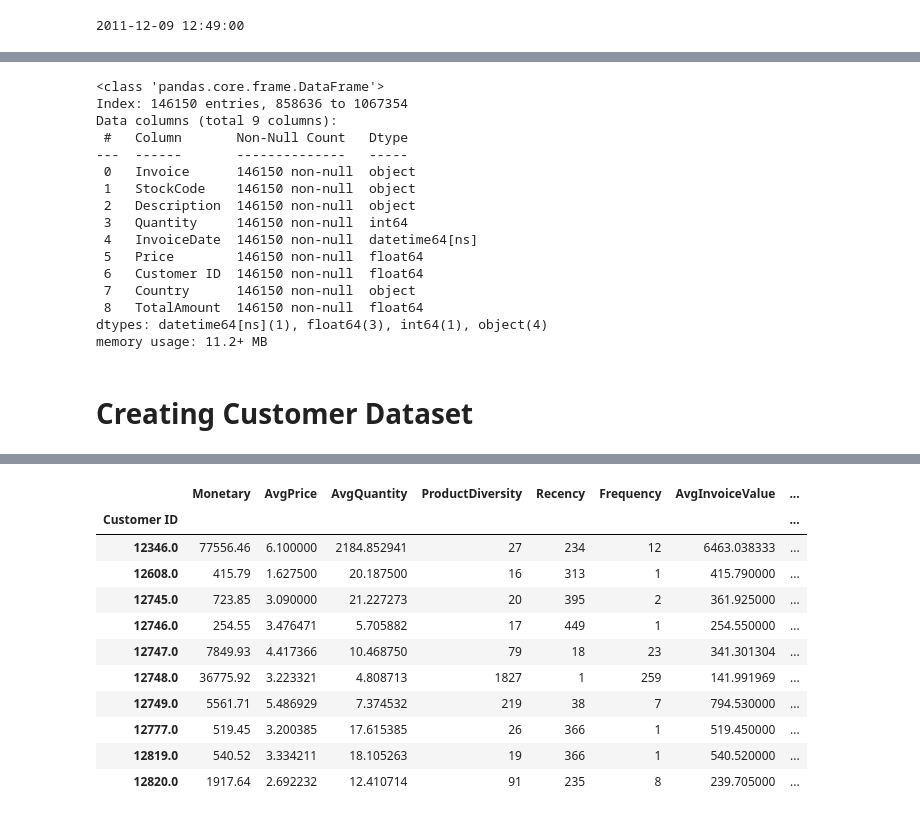
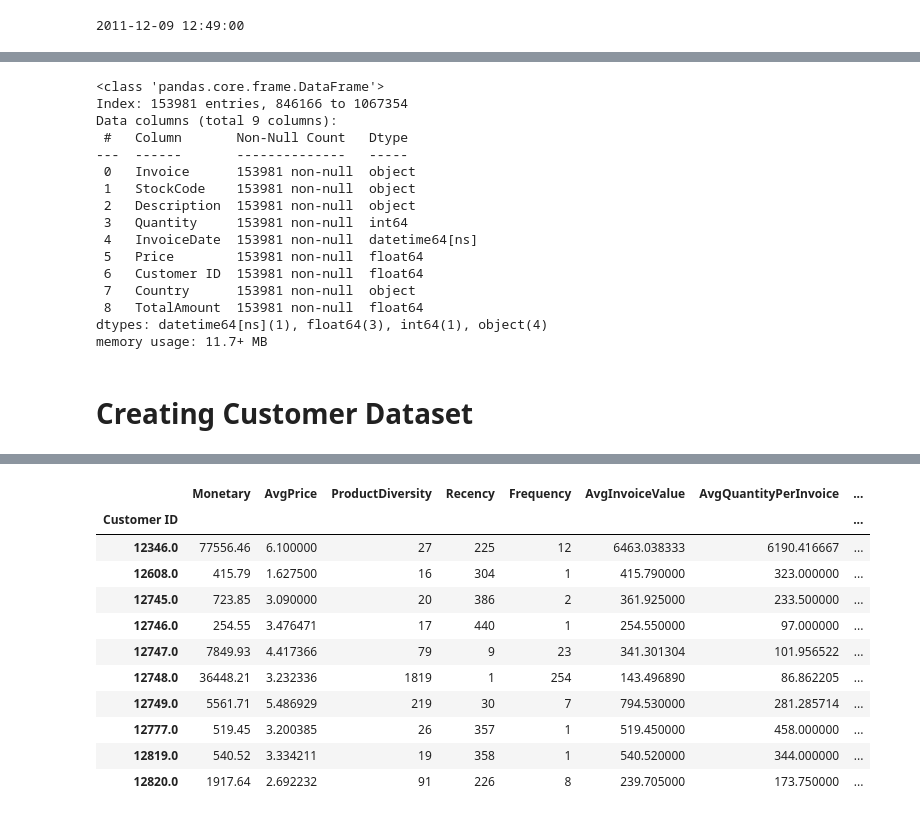
Before and after one commit to JuanMartinN02/Construccion-de-un-Modelo-de-estimacion-de-CLV-mediante-redes-neuronales-para-DHL, a Jupyter notebook: clvpredictionnn.ipynb, the cells around one changed output, grey strips where cells are left out. Saved outputs shown, nothing was run; the diff lists cells and outputs as text; code cells hidden in the pictures.

Commit message:
PARTE 1 Lista con correciones! (Hasta datasetFina)

```diff
--- a/clvpredictionnn.ipynb
+++ b/clvpredictionnn.ipynb
@@ -230,8 +230,7 @@ print(futureMax)
 2011-12-09 12:49:00
 # %%
 # Data delimitation (three months before)
-presentvalue = '2011-09-09 12:49:00'
-presentMax = datetime.strptime(presentvalue, '%Y-%m-%d %H:%M:%S')
+presentvalue = pd.Timestamp('2011-09-01')
 
-print(presentMax)
+print(presentvalue)
 # %% [output]
@@ -239,8 +238,8 @@ print(presentMax)
 # %%
 # Dividing data between present and future
-futureData = data[data['InvoiceDate'] > presentMax]
+futureData = data[data['InvoiceDate'] > presentvalue]
 
-data = data[data['InvoiceDate'] <= presentMax]
+data = data[data['InvoiceDate'] <= presentvalue]
 # %%
 data.head(5)
 # %% [output]
@@ -282,21 +281,21 @@ futureData.head(5)
 futureData.info()
 # %% [output]
 <class 'pandas.core.frame.DataFrame'>
-Index: 146150 entries, 858636 to 1067354
+Index: 153981 entries, 846166 to 1067354
 Data columns (total 9 columns):
  #   Column       Non-Null Count   Dtype
 ---  ------       --------------   -----
- 0   Invoice      146150 non-null  object
- 1   StockCode    146150 non-null  object
- 2   Description  146150 non-null  object
- 3   Quantity     146150 non-null  int64
- 4   InvoiceDate  146150 non-null  datetime64[ns]
- 5   Price        146150 non-null  float64
- 6   Customer ID  146150 non-null  float64
- 7   Country      146150 non-null  object
- 8   TotalAmount  146150 non-null  float64
+ 0   Invoice      153981 non-null  object
+ 1   StockCode    153981 non-null  object
+ 2   Description  153981 non-null  object
+ 3   Quantity     153981 non-null  int64
+ 4   InvoiceDate  153981 non-null  datetime64[ns]
+ 5   Price        153981 non-null  float64
+ 6   Customer ID  153981 non-null  float64
+ 7   Country      153981 non-null  object
+ 8   TotalAmount  153981 non-null  float64
 dtypes: datetime64[ns](1), float64(3), int64(1), object(4)
-memory usage: 11.2+ MB
+memory usage: 11.7+ MB
 # %% [markdown]
 # Creating Customer Dataset
 # %%
@@ -326,8 +325,12 @@ recency = (presentDay - lastPurchase).dt.days
 activeYears = activeDays / 365.25
 activeMonths = activeDays / 30.44
 
+# A stabilization for active months so FrequencyPerMonth doesn't give
+# new customer extreme values
+activeMonthsSafe = np.maximum(activeMonths, 1)
+
 # Frequency calculation
-purchaseFrequency = data.groupby('Customer ID')['InvoiceDate'].nunique()
+purchaseFrequency = data.groupby('Customer ID')['Invoice'].nunique()
 
 # Monetary for calculations
 monetary = data.groupby('Customer ID')['TotalAmount'].sum()
@@ -339,50 +342,50 @@ avgQuantityPerInvoice = invoiceQuantity.groupby('Customer ID')['Quantity'].mean(
 customerData = data.groupby('Customer ID').agg(
 
     # Monetary (Total Amount of purchases)
     Monetary = ('TotalAmount', 'sum'),
 
     # Average item Price
     AvgPrice = ('Price', 'mean'),
-
-    # # Average Total Amount per transaction
-    # AvgTotalAmount = ('TotalAmount', 'mean'),
-
-    # Average Quantity per item
-    AvgQuantity = ('Quantity', 'mean'),
 
     # How many unique products bought
     ProductDiversity = ('StockCode', 'nunique')
 )
 
 # Recency calculation (Days since last purchase)
 customerData['Recency'] = recency
 
 # Frequency calculation
 customerData['Frequency'] = purchaseFrequency
 
 # Average order value calculation
 customerData['AvgInvoiceValue'] = monetary / purchaseFrequency
 
 # Average Quantity table merge
 customerData['AvgQuantityPerInvoice'] = avgQuantityPerInvoice
 
 # Active days
 customerData['ActiveDays'] = activeDays
 
 # Frequency per month
-customerData['FrequencyPerMonth'] = purchaseFrequency / activeMonths
+customerData['FrequencyPerMonth'] = purchaseFrequency / activeMonthsSafe
 
-customerData.head(10)
+# Calculation of future CLV (spending in the next Quarter), which will be the target
+futureCLV = futureData.groupby('Customer ID')['TotalAmount'].sum().rename('FutureCLV')
+finalDataset = customerData.merge(futureCLV, how = 'left', left_index = True, right_index = True)
+# Filling customers with no spending with a 0 value
+finalDataset['FutureCLV'] = finalDataset['FutureCLV'].fillna(0)
+
+finalDataset.head(10)
 # %% [output]
-|  | Monetary | AvgPrice | AvgQuantity | ProductDiversity | Recency | Frequency | AvgInvoiceValue | ... |
+|  | Monetary | AvgPrice | ProductDiversity | Recency | Frequency | AvgInvoiceValue | AvgQuantityPerInvoice | ... |
 | Customer ID |  |  |  |  |  |  |  | ... |
-| 12346.0 | 77556.46 | 6.100000 | 2184.852941 | 27 | 234 | 12 | 6463.038333 | ... |
-| 12608.0 | 415.79 | 1.627500 | 20.187500 | 16 | 313 | 1 | 415.790000 | ... |
-| 12745.0 | 723.85 | 3.090000 | 21.227273 | 20 | 395 | 2 | 361.925000 | ... |
-| 12746.0 | 254.55 | 3.476471 | 5.705882 | 17 | 449 | 1 | 254.550000 | ... |
-| 12747.0 | 7849.93 | 4.417366 | 10.468750 | 79 | 18 | 23 | 341.301304 | ... |
-| 12748.0 | 36775.92 | 3.223321 | 4.808713 | 1827 | 1 | 259 | 141.991969 | ... |
-| 12749.0 | 5561.71 | 5.486929 | 7.374532 | 219 | 38 | 7 | 794.530000 | ... |
-| 12777.0 | 519.45 | 3.200385 | 17.615385 | 26 | 366 | 1 | 519.450000 | ... |
-| 12819.0 | 540.52 | 3.334211 | 18.105263 | 19 | 366 | 1 | 540.520000 | ... |
-| 12820.0 | 1917.64 | 2.692232 | 12.410714 | 91 | 235 | 8 | 239.705000 | ... |
+| 12346.0 | 77556.46 | 6.100000 | 27 | 225 | 12 | 6463.038333 | 6190.416667 | ... |
+| 12608.0 | 415.79 | 1.627500 | 16 | 304 | 1 | 415.790000 | 323.000000 | ... |
+| 12745.0 | 723.85 | 3.090000 | 20 | 386 | 2 | 361.925000 | 233.500000 | ... |
+| 12746.0 | 254.55 | 3.476471 | 17 | 440 | 1 | 254.550000 | 97.000000 | ... |
+| 12747.0 | 7849.93 | 4.417366 | 79 | 9 | 23 | 341.301304 | 101.956522 | ... |
+| 12748.0 | 36448.21 | 3.232336 | 1819 | 1 | 254 | 143.496890 | 86.862205 | ... |
+| 12749.0 | 5561.71 | 5.486929 | 219 | 30 | 7 | 794.530000 | 281.285714 | ... |
+| 12777.0 | 519.45 | 3.200385 | 26 | 357 | 1 | 519.450000 | 458.000000 | ... |
+| 12819.0 | 540.52 | 3.334211 | 19 | 358 | 1 | 540.520000 | 344.000000 | ... |
+| 12820.0 | 1917.64 | 2.692232 | 91 | 226 | 8 | 239.705000 | 173.750000 | ... |
```
Also changed, not shown: parts of 3 cells of this notebook.
